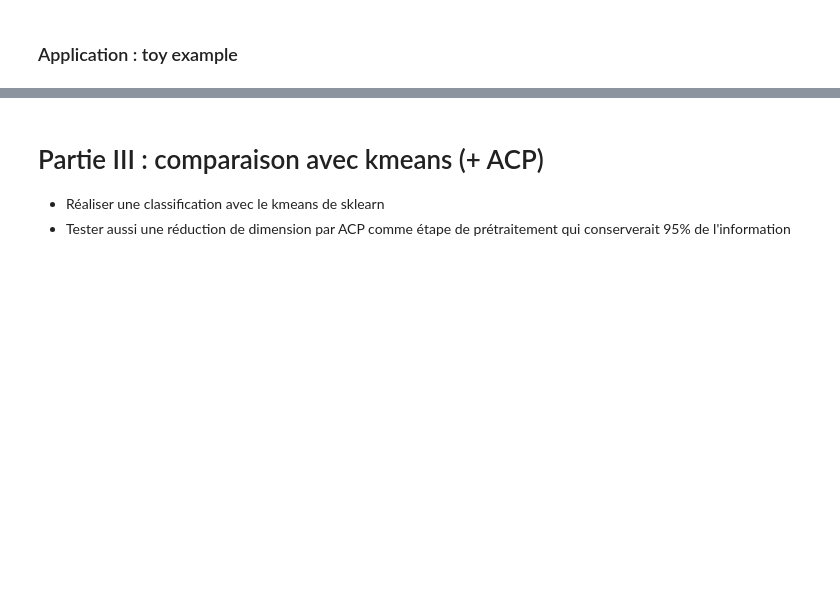
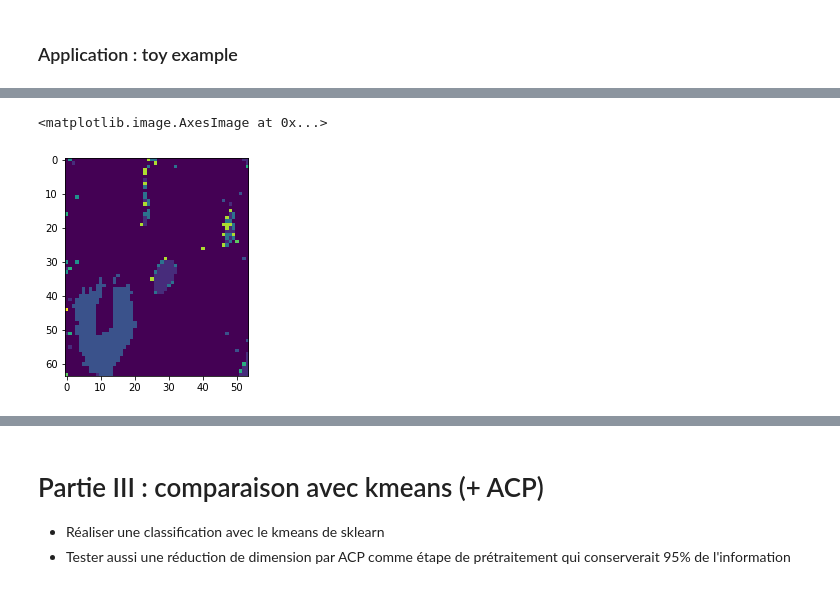
Before and after one commit to TwilCynder/univ-documents, a Jupyter notebook: M1/S7/csap/Miniprojet/SujetMiniProjet/MiniProjet_SegmentationTEP.ipynb, the cells around one changed output, grey strips where cells are left out. Drawn from its saved outputs; the diff is of its cells as text; code cells hidden in the pictures; blank space fills up the shorter version.

```diff
--- a/M1/S7/csap/Miniprojet/SujetMiniProjet/MiniProjet_SegmentationTEP.ipynb
+++ b/M1/S7/csap/Miniprojet/SujetMiniProjet/MiniProjet_SegmentationTEP.ipynb
@@ -166,10 +177,13 @@ axs[1].set_title('TAC de Coupe Transverse')
 # %%
 # Test de la classification spectrale sur image sagittale de taille (54,64) comprenant 9 classes
-PartitionSC_S=np.zeros((3456))
+PartitionSC_S=classification_spectrale(data_S, 9, 0.07)
 
 # Redimensionnement de la partition de la coupe saggitale en (54,64)
 ImSagittaleSC=np.reshape(PartitionSC_S,((54,64)))
 plt.imshow(ImSagittaleSC.T)
+# %% [output]
+<matplotlib.image.AxesImage at 0x...>
+[figure, added]
 # %%
 # Test de la classification spectrale sur image sagittale de taille (54,64) comprenant 5 classes
 
```
Also changed, not shown: parts of 10 cells of this notebook, 6 other files.
